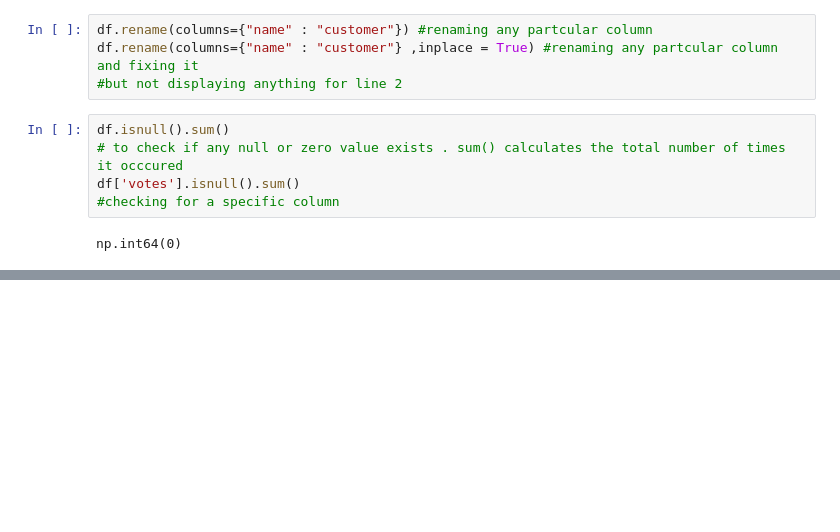
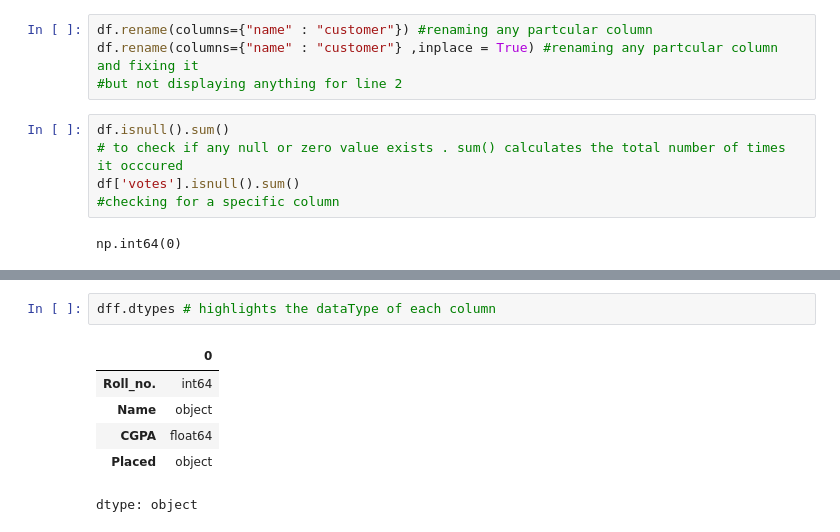
Before and after one commit to aarya078/July26, a Jupyter notebook: Colab.ipynb, the cells around one changed output, grey strips where cells are left out. Cells and saved outputs as stored; diff of their text form; blank space fills up the shorter version.

```diff
--- a/Colab.ipynb
+++ b/Colab.ipynb
@@ -336,0 +172,9 @@ np.int64(0)
+# %%
+dff.dtypes # highlights the dataType of each column
+# %% [output]
+|  | 0 |
+| Roll_no. | int64 |
+| Name | object |
+| CGPA | float64 |
+| Placed | object |
+dtype: object
```
Also changed, not shown: parts of 27 cells of this notebook.
